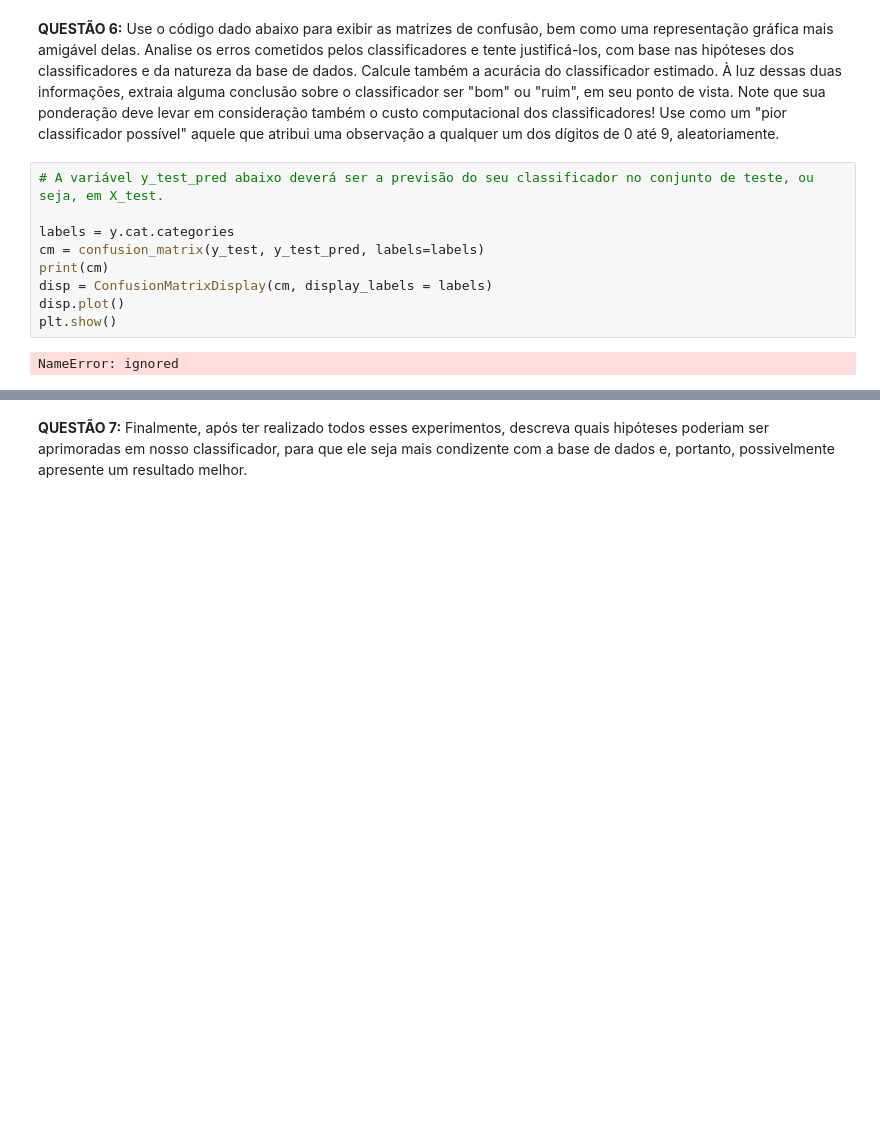
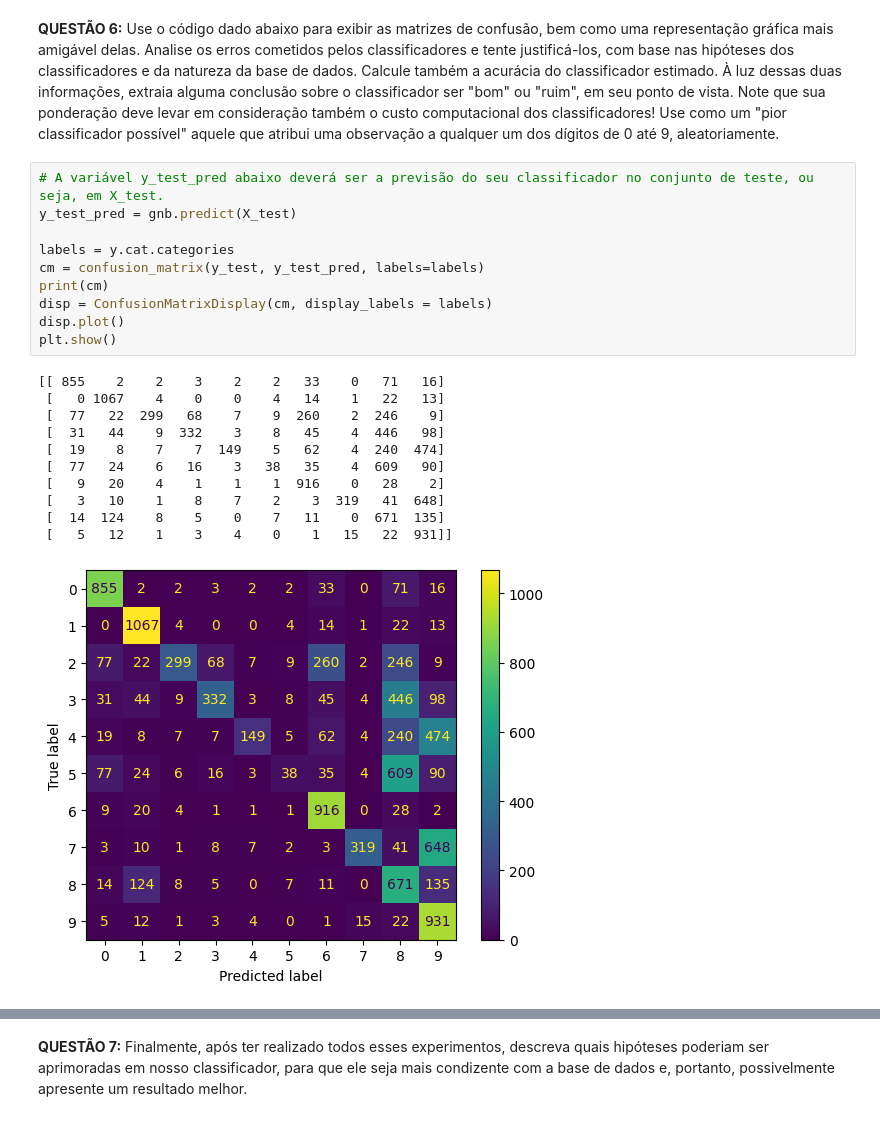
Before and after one commit to matheusbs8/Probest-first-exercise, a Jupyter notebook: Projeto 3/Beatriz_Almeida_Ramos_Matheus_Barroso_de_Santana - Projeto 03.ipynb, the cells around one changed output, grey strips where cells are left out. Saved outputs shown, nothing was run; the diff lists cells and outputs as text; blank space fills up the shorter version.

```diff
--- a/Projeto 3/Beatriz_Almeida_Ramos_Matheus_Barroso_de_Santana - Projeto 03.ipynb
+++ b/Projeto 3/Beatriz_Almeida_Ramos_Matheus_Barroso_de_Santana - Projeto 03.ipynb
@@ -545,12 +543,23 @@ A diferença crucial entre avaliar o desempenho nos conjuntos de treinamento e t
 **QUESTÃO 6:** Use o código dado abaixo para exibir as matrizes de confusão, bem como uma representação gráfica mais amigável delas. Analise os erros cometidos pelos classificadores e tente justificá-los, com base nas hipóteses dos classificadores e da natureza da base de dados. Calcule também a acurácia do classificador estimado. À luz dessas duas informações, extraia alguma conclusão sobre o classificador ser "bom" ou "ruim", em seu ponto de vista. Note que sua ponderação deve levar em consideração também o custo computacional dos classificadores! Use como um "pior classificador possível" aquele que atribui uma observação a qualquer um dos dígitos de 0 até 9, aleatoriamente.
 # %%
 # A variável y_test_pred abaixo deverá ser a previsão do seu classificador no conjunto de teste, ou seja, em X_test.
+y_test_pred = gnb.predict(X_test)
 
 labels = y.cat.categories
 cm = confusion_matrix(y_test, y_test_pred, labels=labels)
 print(cm)
 disp = ConfusionMatrixDisplay(cm, display_labels = labels)
 disp.plot()
 plt.show()
 # %% [output]
-NameError: ignored
+[[ 855    2    2    3    2    2   33    0   71   16]
+ [   0 1067    4    0    0    4   14    1   22   13]
+ [  77   22  299   68    7    9  260    2  246    9]
+ [  31   44    9  332    3    8   45    4  446   98]
+ [  19    8    7    7  149    5   62    4  240  474]
+ [  77   24    6   16    3   38   35    4  609   90]
+ [   9   20    4    1    1    1  916    0   28    2]
+ [   3   10    1    8    7    2    3  319   41  648]
+ [  14  124    8    5    0    7   11    0  671  135]
+ [   5   12    1    3    4    0    1   15   22  931]]
+[figure, added]
```
Also changed, not shown: parts of 9 cells of this notebook.
